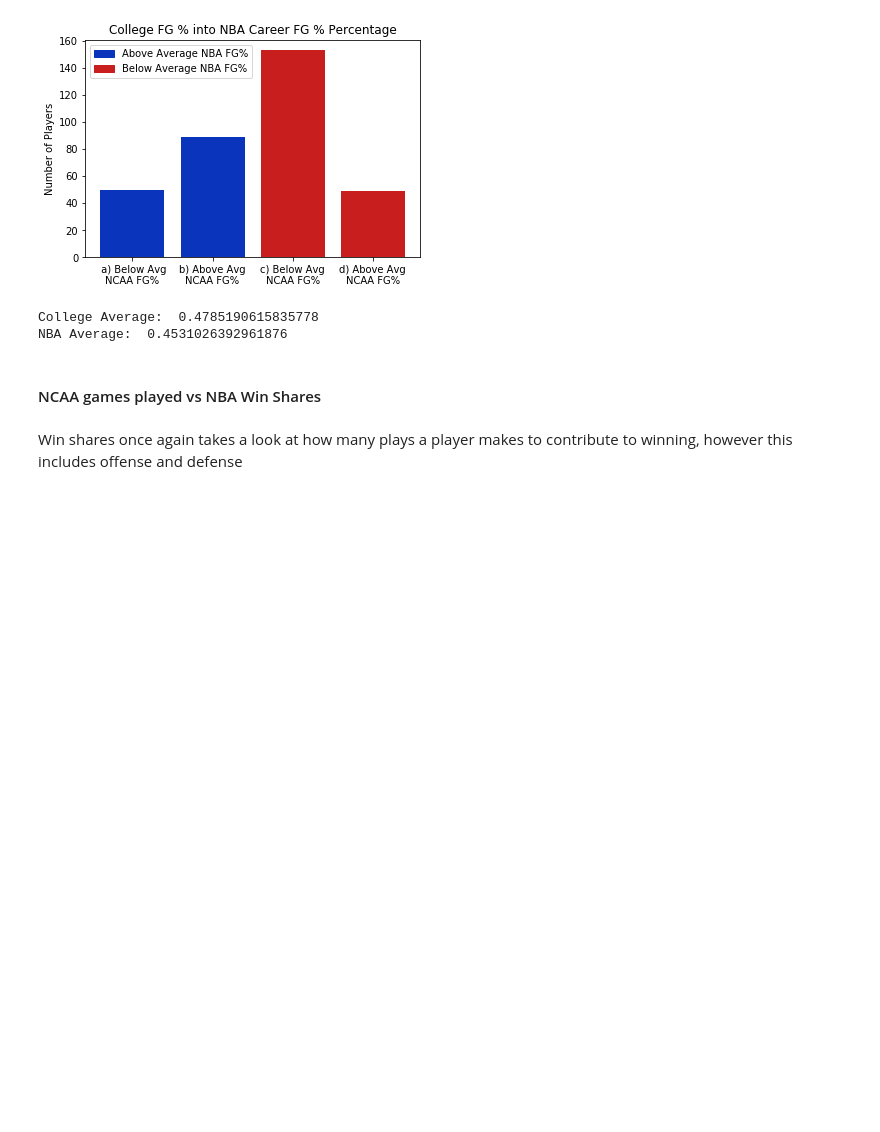
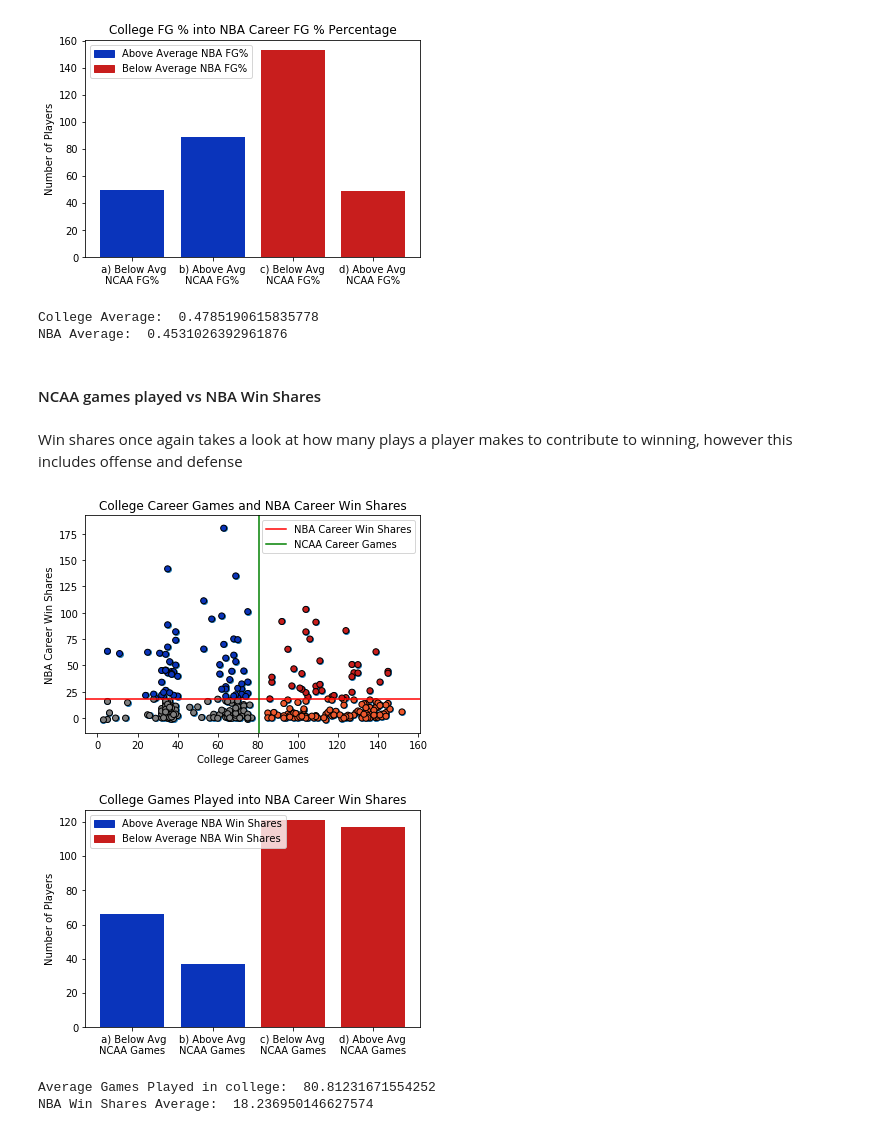
Before and after one commit to Stephen-Chu15/Performance_Translation_Project, a Jupyter notebook: Project_Analysis.ipynb, the cells around one changed output. Saved outputs shown, nothing was run; the diff lists cells and outputs as text; code cells hidden in the pictures; blank space fills up the shorter version.

Commit message:
create bins for multi-line bar graphs in new dataframe

```diff
--- a/Project_Analysis.ipynb
+++ b/Project_Analysis.ipynb
@@ -218,3 +218,56 @@ NBA Average:  0.4531026392961876
 #### NCAA games played vs NBA Win Shares
 # %% [markdown]
 Win shares once again takes a look at how many plays a player makes to contribute to winning, however this includes offense and defense
+# %%
+
+x = ncaa_df["Career Games"]
+y = nba_df["Career Win Shares"]
+plt.scatter(x, y)
+plt.xlabel("College Career Games")
+plt.ylabel("NBA Career Win Shares")
+averageliney = (nba_df["Career Win Shares"].mean())
+averagelinex = ncaa_df["Career Games"].mean()
+
+plt.axhline(y=averageliney, color='r', linestyle='-', label = "NBA Career Win Shares")
+plt.axvline(x=averagelinex, color='g', linestyle='-', label = 'NCAA Career Games')
+
+means = []
+color = []
+for item1, item2 in zip(list(x), list(y)):
+    if(item1 > averagelinex and item2 > averageliney):
+        color.append('#C81E1D')
+        means.append(2)
+    elif(item1 > averagelinex and item2 < averageliney):
+        color.append('#ED582D')
+        means.append(4)
+    elif(item1 < averagelinex and item2 > averageliney):
+        color.append('#0A34BB')
+        means.append(1)
+    else:
+        color.append('gray')
+        means.append(3)
+plt.scatter(x, y, c = color, edgecolor= 'black')
+plt.legend()
+plt.title("College Career Games and NBA Career Win Shares")
+
+plt.savefig('ProjectPlots/gamesvswinsharesScatter.png')
+plt.show()
+
+# names = ['- College\n+ NBA', '+ College\n+ NBA', '- College\n- NBA', '+ College\n- NBA' ]
+names = [' a) Below Avg\nNCAA Games', 'b) Above Avg\nNCAA Games', 'c) Below Avg\nNCAA Games', 'd) Above Avg\nNCAA Games' ]
+barcolor = ['#0A34BB', '#0A34BB', '#C81E1D', '#C81E1D']
+plt.bar(names, [means.count(1), means.count(2), means.count(3), means.count(4)], color = barcolor)
+plt.ylabel("Number of Players")
+blue_patch = mpatches.Patch(color='#0A34BB', label='Above Average NBA Win Shares')
+red_patch = mpatches.Patch(color='#C81E1D', label='Below Average NBA Win Shares')
+plt.legend(handles=[blue_patch, red_patch])
+plt.title("College Games Played into NBA Career Win Shares")
+plt.savefig('ProjectPlots/gamesvswinsharesBar.png')
+plt.show()
+print("Average Games Played in college: ", averagelinex)
+print("NBA Win Shares Average: ", averageliney)
+# %% [output]
+[figure, added]
+[figure, added]
+Average Games Played in college:  80.81231671554252
+NBA Win Shares Average:  18.236950146627574
```
Also changed, not shown: parts of 4 cells of this notebook.
